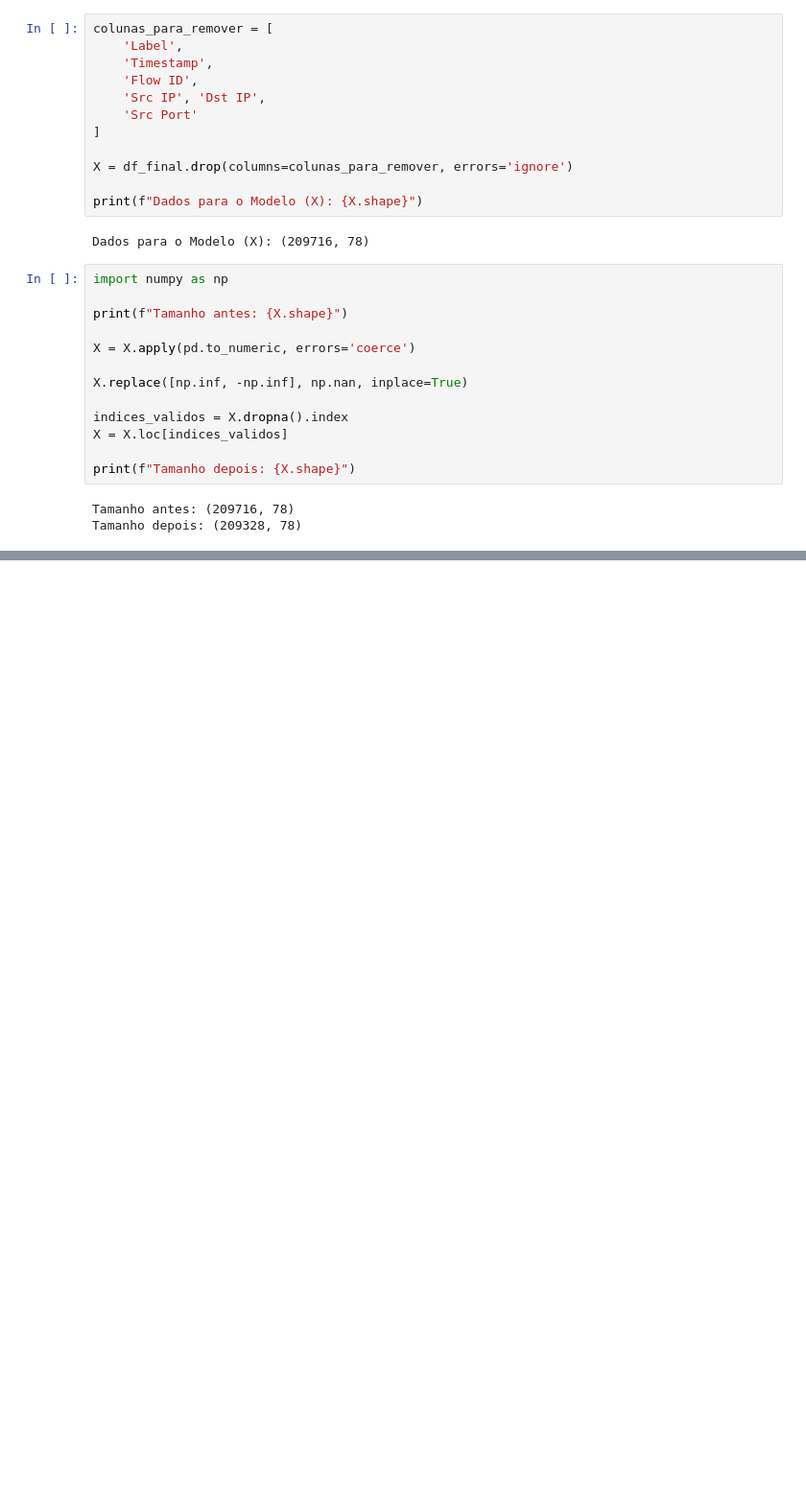
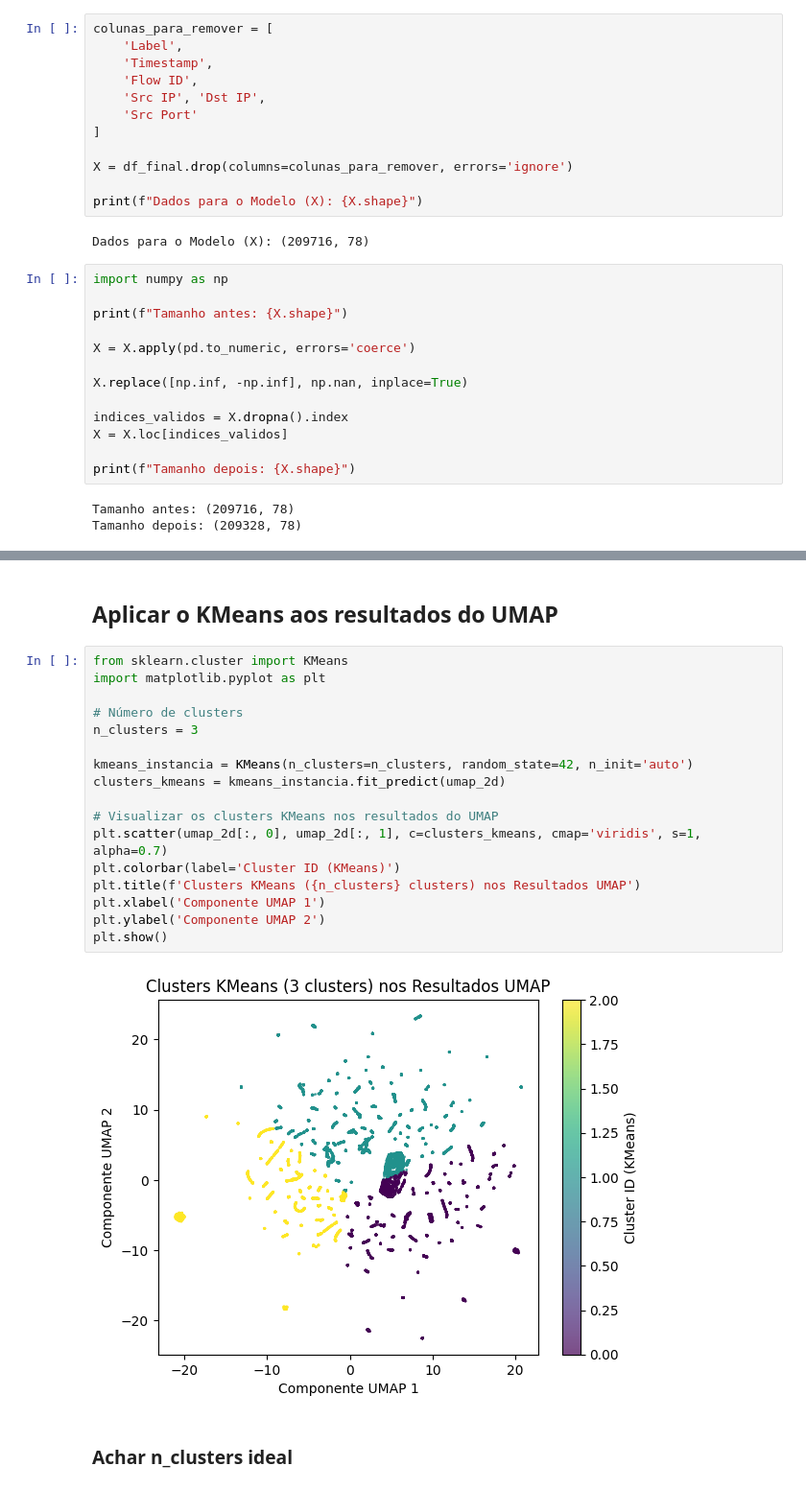
Before and after one commit to DanielBR0612/unsupervised-network-ids, a Jupyter notebook: Unsupervised_Network_Anomaly_Detection_CSE_CIC_2018.ipynb, the cells around one changed output, grey strips where cells are left out. Shown: that part at 96% size. Cells and saved outputs as stored; diff of their text form; blank space fills up the shorter version.

```diff
--- a/Unsupervised_Network_Anomaly_Detection_CSE_CIC_2018.ipynb
+++ b/Unsupervised_Network_Anomaly_Detection_CSE_CIC_2018.ipynb
@@ -168,0 +226,23 @@ Rodando UMAP na amostra
+# %% [markdown]
+## Aplicar o KMeans aos resultados do UMAP
+# %%
+from sklearn.cluster import KMeans
+import matplotlib.pyplot as plt
+
+# Número de clusters
+n_clusters = 3
+
+kmeans_instancia = KMeans(n_clusters=n_clusters, random_state=42, n_init='auto')
+clusters_kmeans = kmeans_instancia.fit_predict(umap_2d)
+
+# Visualizar os clusters KMeans nos resultados do UMAP
+plt.scatter(umap_2d[:, 0], umap_2d[:, 1], c=clusters_kmeans, cmap='viridis', s=1, alpha=0.7)
+plt.colorbar(label='Cluster ID (KMeans)')
+plt.title(f'Clusters KMeans ({n_clusters} clusters) nos Resultados UMAP')
+plt.xlabel('Componente UMAP 1')
+plt.ylabel('Componente UMAP 2')
+plt.show()
+# %% [output]
+[figure, added]
+# %% [markdown]
+### Achar n_clusters ideal
```
Also changed, not shown: parts of 10 cells of this notebook.
